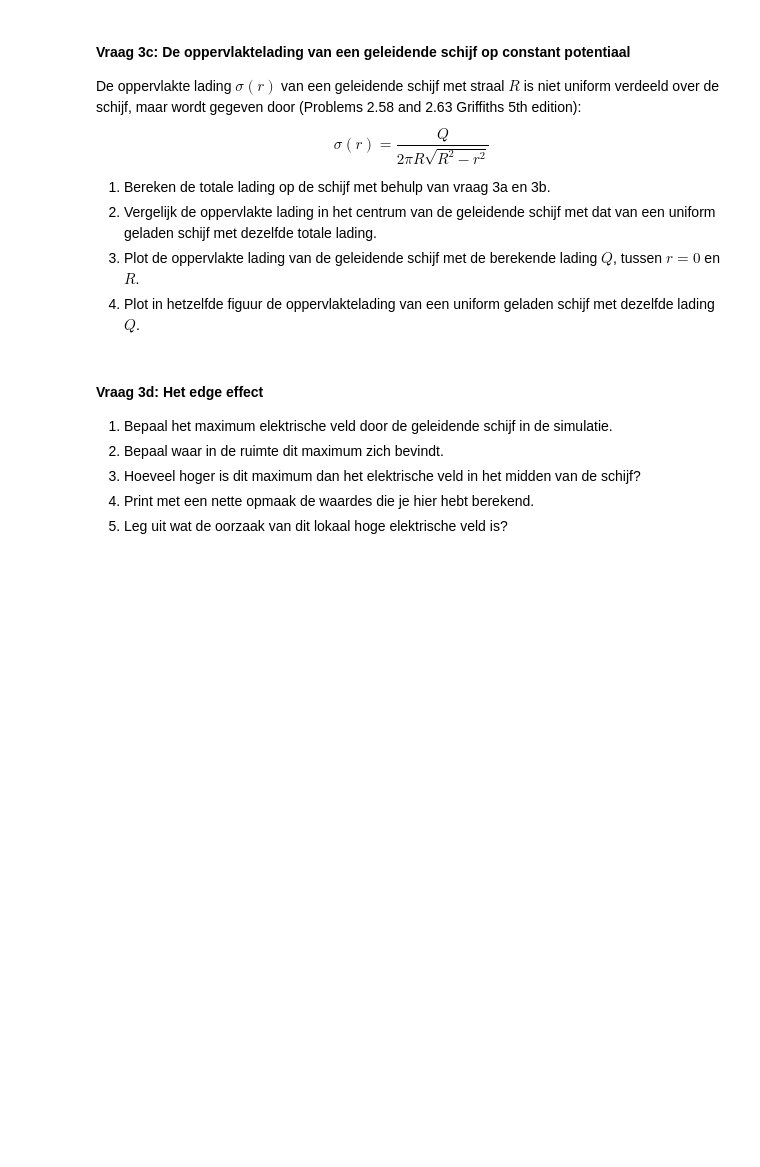
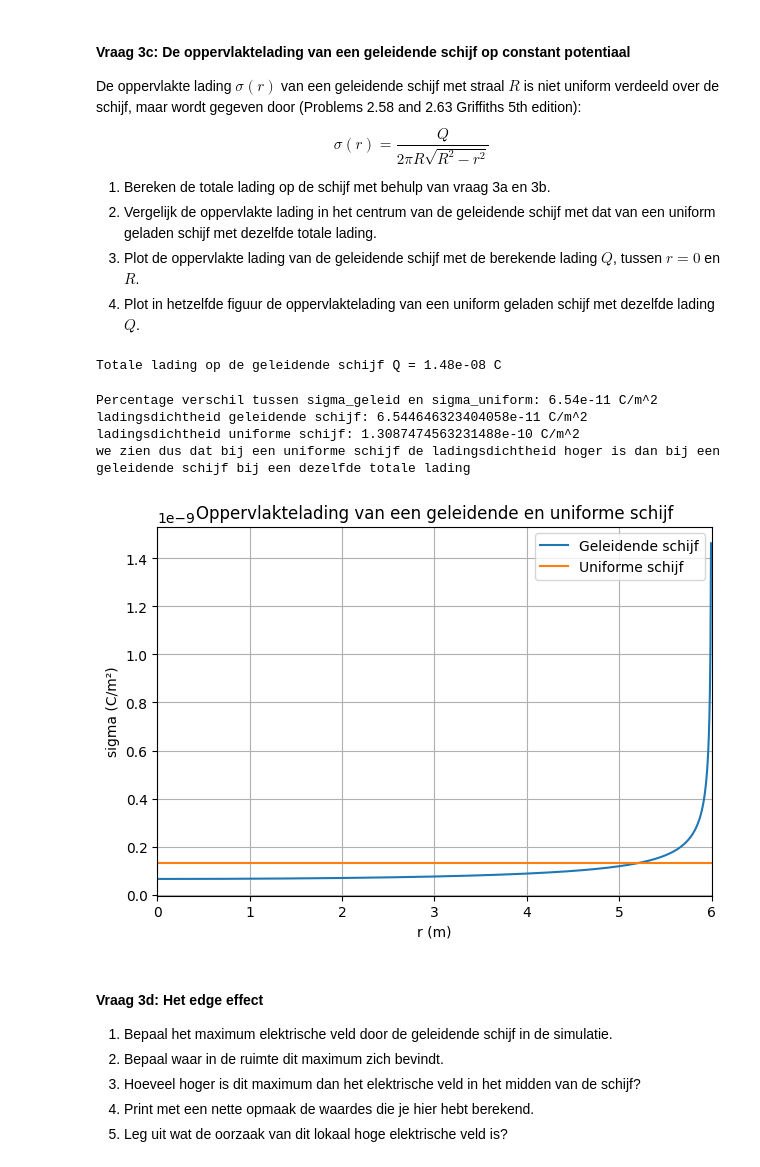
Before and after one commit to wobsen/opdrachten-DEF-D, a Jupyter notebook: DigitaleOntwerpopdrachten/1CondensatorOpdracht/CondensatorOntwerpopdracht.ipynb, the cells around one changed output. Cells and saved outputs as stored; diff of their text form; code cells hidden in the pictures; blank space fills up the shorter version.

```diff
--- a/DigitaleOntwerpopdrachten/1CondensatorOpdracht/CondensatorOntwerpopdracht.ipynb
+++ b/DigitaleOntwerpopdrachten/1CondensatorOpdracht/CondensatorOntwerpopdracht.ipynb
@@ -401,2 +415,3 @@ plot_results_disk(Ez, Er, normE, V, r, z, grid_step, disk_radius, z_pos_disk1, z
 # %%
-#### Print met deze cel met een nette opmaak je antwoord op vraag 3b 2.
+sigma_geleid = 2 * e_0 * E_near_center
+print(fr"Oppervlakte ladingsdichtheid sigma = {sigma_geleid:.2e} C/m^2")
@@ -411,9 +428,47 @@ $$\sigma(r) = \frac{Q}{2 \pi R \sqrt{R^2 - r^2}}$$
 3. Plot de oppervlakte lading van de geleidende schijf met de berekende lading $Q$, tussen $r = 0$ en $R$.
 4. Plot in hetzelfde figuur de oppervlaktelading van een uniform geladen schijf met dezelfde lading $Q$.
 # %%
-###
-###Jouw code hier###
-###
+#1. Totale lading op de schijf berekenen
+Q = sigma_geleid * 2 *np.pi * disk_radius * np.sqrt((disk_radius)**2 - (r_for_E[idx_r_zero])**2)
+print(f"Totale lading op de geleidende schijf Q = {Q:.2e} C")
+# %% [output]
+Totale lading op de geleidende schijf Q = 1.48e-08 C
+# %%
+#2. Vergelijk de totale lading op de schijf met de totale lading die je zou verwachten op basis van de oppervlakte ladingsdichtheid σ en de oppervlakte van de schijf. Bereken het percentage verschil tussen deze twee waarden.
+sigma_uniform = Q / (np.pi * disk_radius**2)
+sigma_verschil = abs(sigma_geleid - sigma_uniform)
+print(f"Percentage verschil tussen sigma_geleid en sigma_uniform: {sigma_verschil:.2e} C/m^2")
+print("ladingsdichtheid geleidende schijf:", sigma_geleid, "C/m^2")
+print("ladingsdichtheid uniforme schijf:",sigma_uniform, "C/m^2")
+
+print("we zien dus dat bij een uniforme schijf de ladingsdichtheid " \
+"hoger is dan bij een geleidende schijf " \
+"bij een dezelfde totale lading")
+# %% [output]
+Percentage verschil tussen sigma_geleid en sigma_uniform: 6.54e-11 C/m^2
+ladingsdichtheid geleidende schijf: 6.544646323404058e-11 C/m^2
+ladingsdichtheid uniforme schijf: 1.3087474563231488e-10 C/m^2
+we zien dus dat bij een uniforme schijf de ladingsdichtheid hoger is dan bij een geleidende schijf bij een dezelfde totale lading
+# %%
+#3 & 4 plot van de opp lading van de geleidende schijf en uniforme schijf met de berekende lading Q tussen r=0 en R
+r_values = np.linspace(0, disk_radius, 1000)
+
+sigma_geleid_waardes = Q / (2 * np.pi * disk_radius * np.sqrt(disk_radius**2 - r_values**2))
+sigma_uniform_waardes = Q / (np.pi * disk_radius**2) * np.ones_like(r_values)
+
+plt.figure()
+plt.plot(r, sigma_geleid_waardes, label='Geleidende schijf')
+plt.plot(r, sigma_uniform_waardes, label='Uniforme schijf')
+plt.xlabel('r (m)')
+plt.ylabel('sigma (C/m²)')
+plt.title('Oppervlaktelading van een geleidende en uniforme schijf')
+plt.legend()
+plt.grid(True)
+plt.xlim(0, disk_radius)
+plt.tight_layout()
+plt.show()
+# %% [output]
+[figure, added]
 # %% [markdown]
 #### Vraag 3d: Het edge effect
 
```
Also changed, not shown: parts of 9 cells of this notebook.
